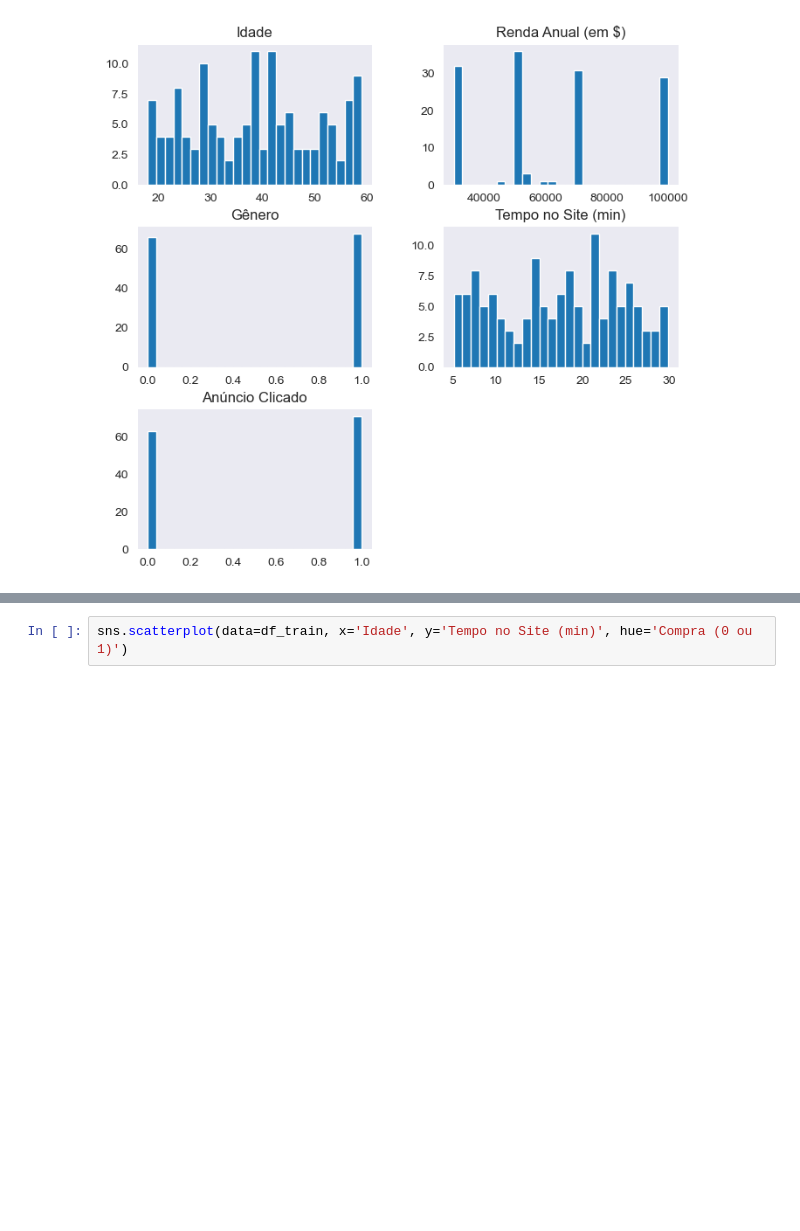
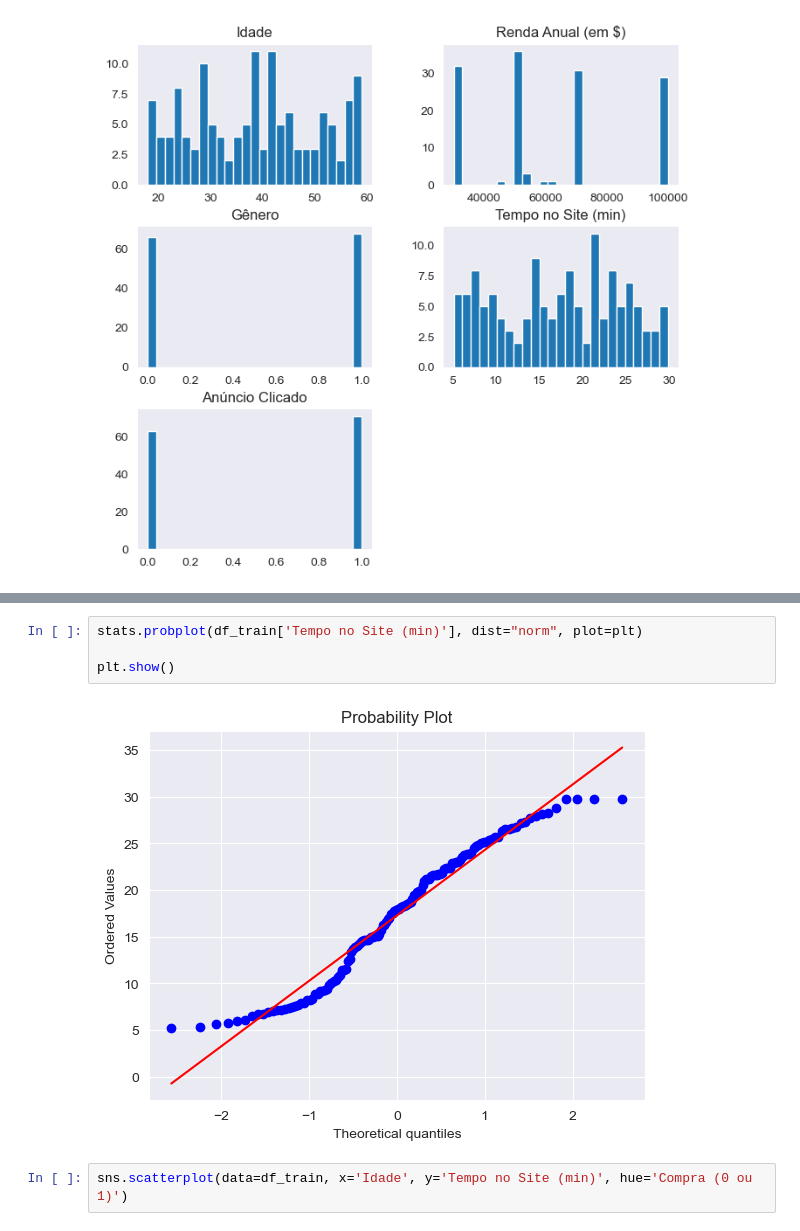
Before and after one commit to vtpaiva/house-sell-predict, a Jupyter notebook: analysis.ipynb, the cells around one changed output, grey strips where cells are left out. Drawn from its saved outputs; the diff is of its cells as text; blank space fills up the shorter version.

```diff
--- a/analysis.ipynb
+++ b/analysis.ipynb
@@ -167,3 +174,9 @@ plt.show()
+# %%
+stats.probplot(df_train['Tempo no Site (min)'], dist="norm", plot=plt)
+
+plt.show()
+# %% [output]
+[figure, added]
 # %%
 sns.scatterplot(data=df_train, x='Idade', y='Tempo no Site (min)', hue='Compra (0 ou 1)')
 # %% [output]
```
Also changed, not shown: parts of 2 cells of this notebook.
